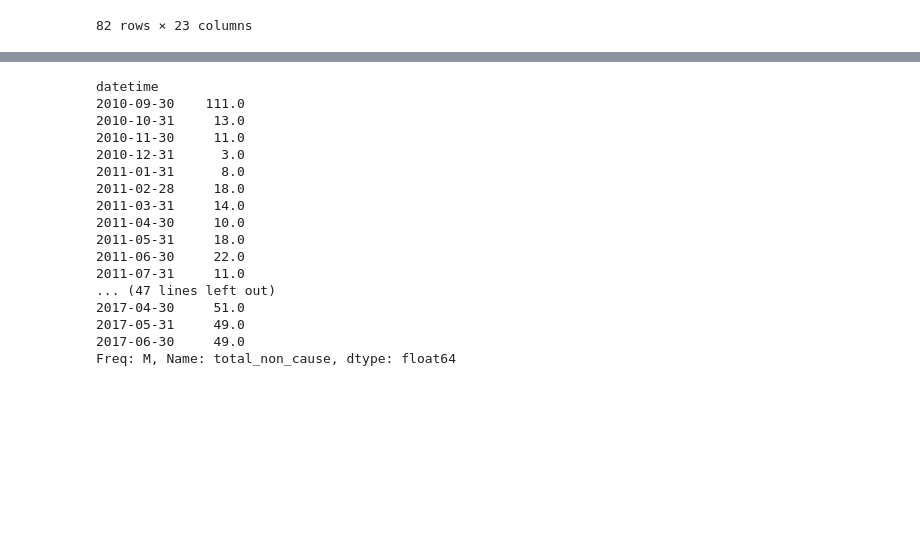
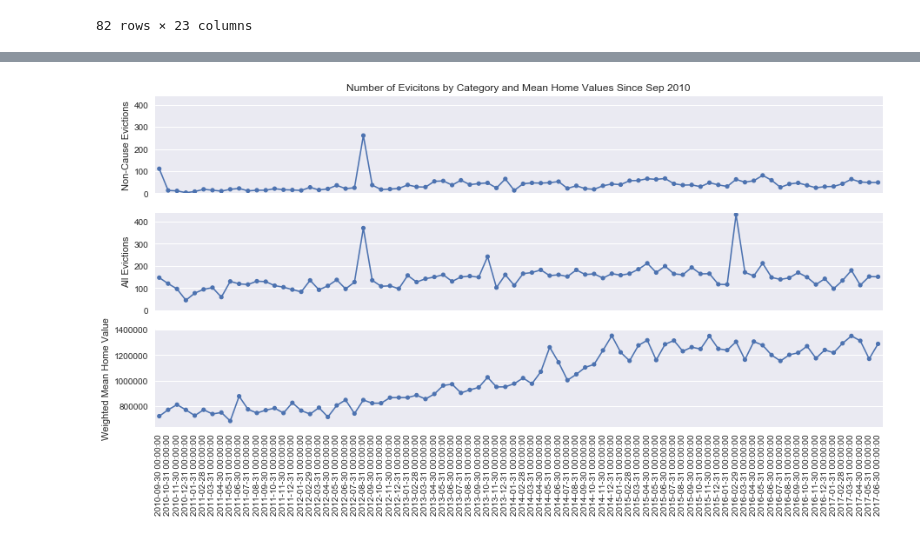
Before and after one commit to Jkremr/evictions-home-values, a Jupyter notebook: evictions-home-values.ipynb, the cells around one changed output, grey strips where cells are left out. Saved outputs shown, nothing was run; the diff lists cells and outputs as text; code cells hidden in the pictures; blank space fills up the shorter version.

```diff
--- a/evictions-home-values.ipynb
+++ b/evictions-home-values.ipynb
@@ -414,20 +369,25 @@ plt.show()
-# %%
-groupby_month.total_non_cause
-# %% [output]
-datetime
-2010-09-30    111.0
-2010-10-31     13.0
-2010-11-30     11.0
-2010-12-31      3.0
-2011-01-31      8.0
-2011-02-28     18.0
-2011-03-31     14.0
-2011-04-30     10.0
-2011-05-31     18.0
-2011-06-30     22.0
-2011-07-31     11.0
-... (47 lines left out)
-2017-04-30     51.0
-2017-05-31     49.0
-2017-06-30     49.0
-Freq: M, Name: total_non_cause, dtype: float64
+# %%
+f, axes = plt.subplots(3, 1, figsize=(15, 7), sharex=True, sharey=False)
+
+
+axes[0] = sns.pointplot(x=groupby_month.index, y=groupby_month['total_non_cause'], data=groupby_month, scale=0.5, ax=axes[0])
+axes[1] = sns.pointplot(x=groupby_month.index, y=groupby_month['Eviction ID'], data=groupby_month, scale=0.5, ax=axes[1])
+axes[2] = sns.pointplot(x=groupby_month.index, y=groupby_month['Z_Evict_Date_Value'], data=groupby_month, scale=0.5, ax=axes[2])
+
+axes[0].set_xlabel('')
+axes[1].set_xlabel('')
+axes[2].set_xlabel('')
+
+axes[0].set_ylabel('Non-Cause Evictions')
+axes[1].set_ylabel('All Evictions')
+axes[2].set_ylabel('Weighted Mean Home Value')
+
+axes[0].set_ylim([0, 440])
+axes[1].set_ylim([0, 440])
+
+axes[0].set_title('Number of Evicitons by Category and Mean Home Values Since %s' % startdate)
+axes[2].set_xticklabels(labels=groupby_month.index, rotation=90)
+
+plt.show()
+# %% [output]
+[figure, added]
```
Also changed, not shown: parts of 18 cells of this notebook.
